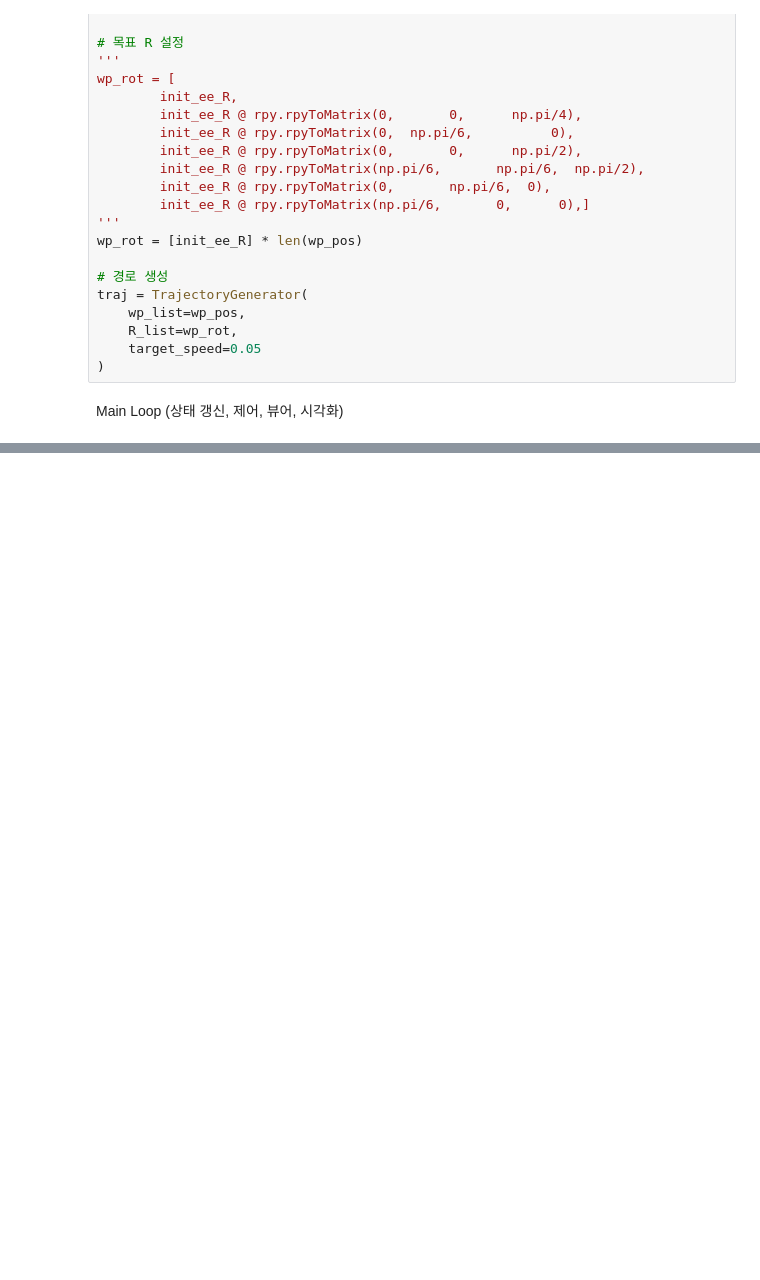
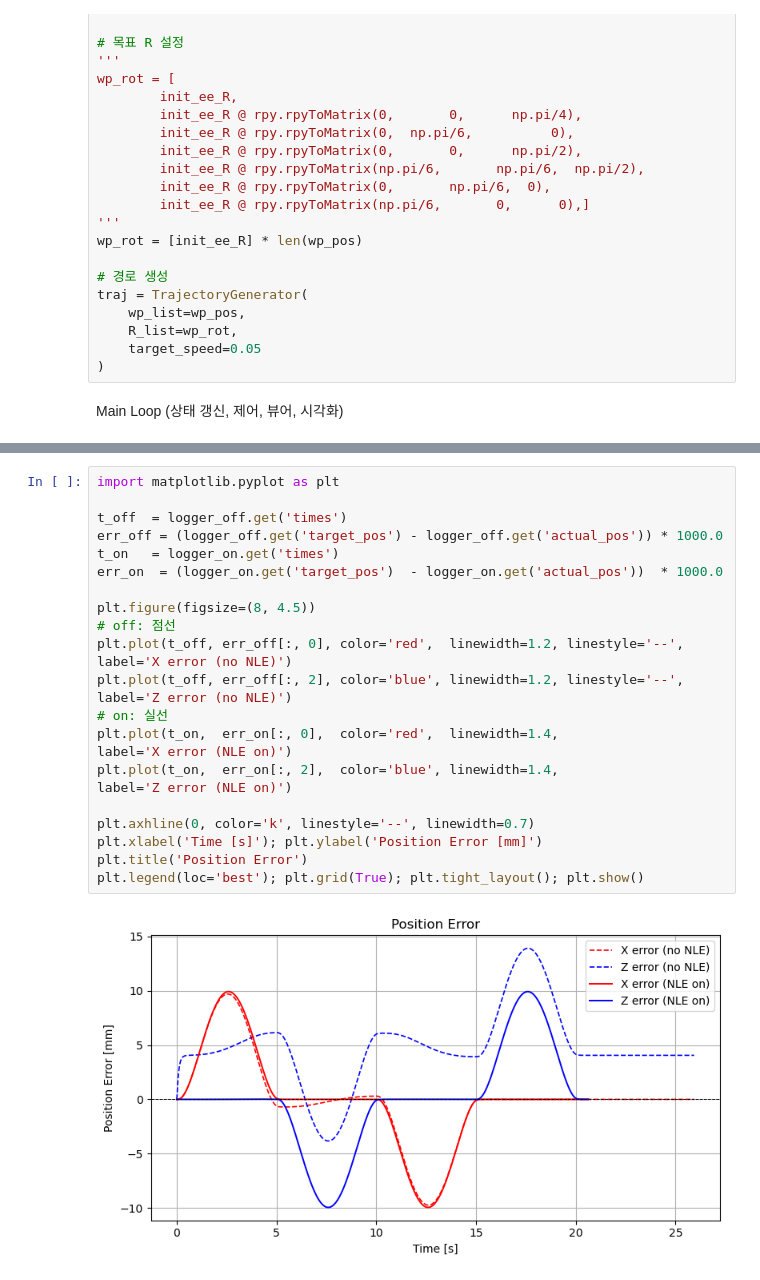
Before and after one commit to CheolMin-Yoon/mj_control, a Jupyter notebook: mj_sim/manipulator/ur5e_dls_remake.ipynb, the cells around one changed output, grey strips where cells are left out. Saved outputs shown, nothing was run; the diff lists cells and outputs as text; blank space fills up the shorter version.

```diff
--- a/mj_sim/manipulator/ur5e_dls_remake.ipynb
+++ b/mj_sim/manipulator/ur5e_dls_remake.ipynb
@@ -257,0 +303,22 @@ stats = plot_helpers.summarize_tracking_error(
+# %%
+import matplotlib.pyplot as plt
+
+t_off  = logger_off.get('times')
+err_off = (logger_off.get('target_pos') - logger_off.get('actual_pos')) * 1000.0
+t_on   = logger_on.get('times')
+err_on  = (logger_on.get('target_pos')  - logger_on.get('actual_pos'))  * 1000.0
+
+plt.figure(figsize=(8, 4.5))
+# off: 점선
+plt.plot(t_off, err_off[:, 0], color='red',  linewidth=1.2, linestyle='--', label='X error (no NLE)')
+plt.plot(t_off, err_off[:, 2], color='blue', linewidth=1.2, linestyle='--', label='Z error (no NLE)')
+# on: 실선
+plt.plot(t_on,  err_on[:, 0],  color='red',  linewidth=1.4,                 label='X error (NLE on)')
+plt.plot(t_on,  err_on[:, 2],  color='blue', linewidth=1.4,                 label='Z error (NLE on)')
+
+plt.axhline(0, color='k', linestyle='--', linewidth=0.7)
+plt.xlabel('Time [s]'); plt.ylabel('Position Error [mm]')
+plt.title('Position Error')
+plt.legend(loc='best'); plt.grid(True); plt.tight_layout(); plt.show()
+# %% [output]
+[figure, added]
```
Also changed, not shown: parts of 7 cells of this notebook, 13 other files.
